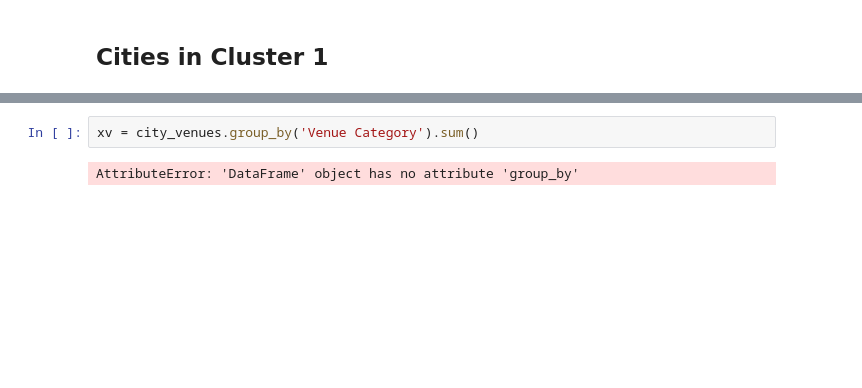
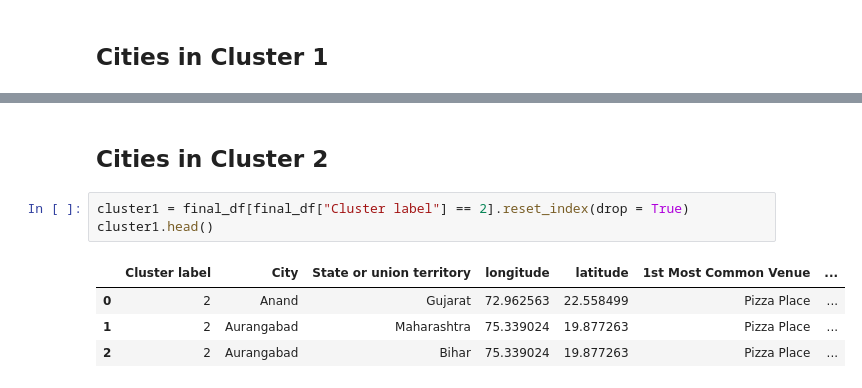
Before and after one commit to anEEl805/Clustering-cities-in-India, a Jupyter notebook: Clustering Cities in India.ipynb, the cells around one changed output, grey strips where cells are left out. Drawn from its saved outputs; the diff is of its cells as text; blank space fills up the shorter version.

```diff
--- a/Clustering Cities in India.ipynb
+++ b/Clustering Cities in India.ipynb
@@ -430,4 +429,10 @@ cluster
-# %%
-xv = city_venues.group_by('Venue Category').sum()
-# %% [output]
-AttributeError: 'DataFrame' object has no attribute 'group_by'
+# %% [markdown]
+## Cities in Cluster 2
+# %%
+cluster1 = final_df[final_df["Cluster label"] == 2].reset_index(drop = True)
+cluster1.head()
+# %% [output]
+|  | Cluster label | City | State or union territory | longitude | latitude | 1st Most Common Venue | ... |
+| 0 | 2 | Anand | Gujarat | 72.962563 | 22.558499 | Pizza Place | ... |
+| 1 | 2 | Aurangabad | Maharashtra | 75.339024 | 19.877263 | Pizza Place | ... |
+| 2 | 2 | Aurangabad | Bihar | 75.339024 | 19.877263 | Pizza Place | ... |
```
Also changed, not shown: parts of 7 cells of this notebook.
